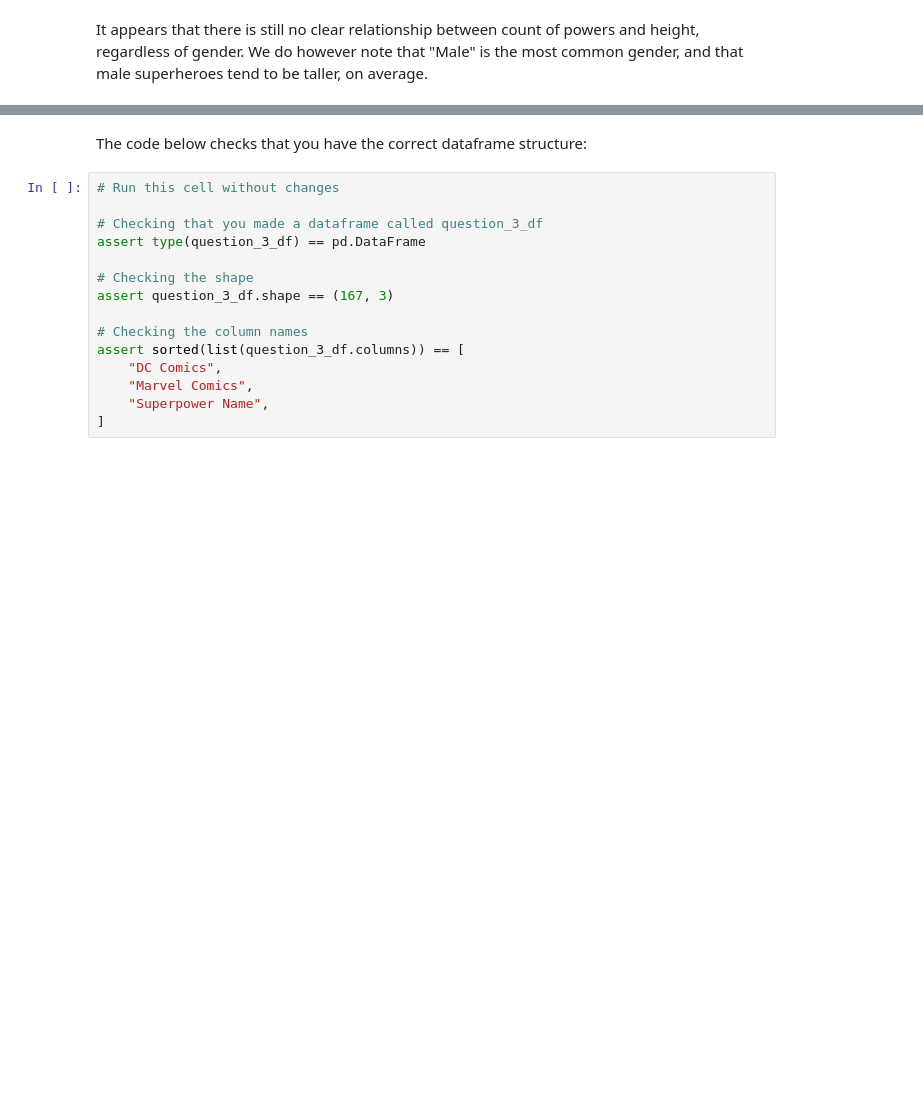
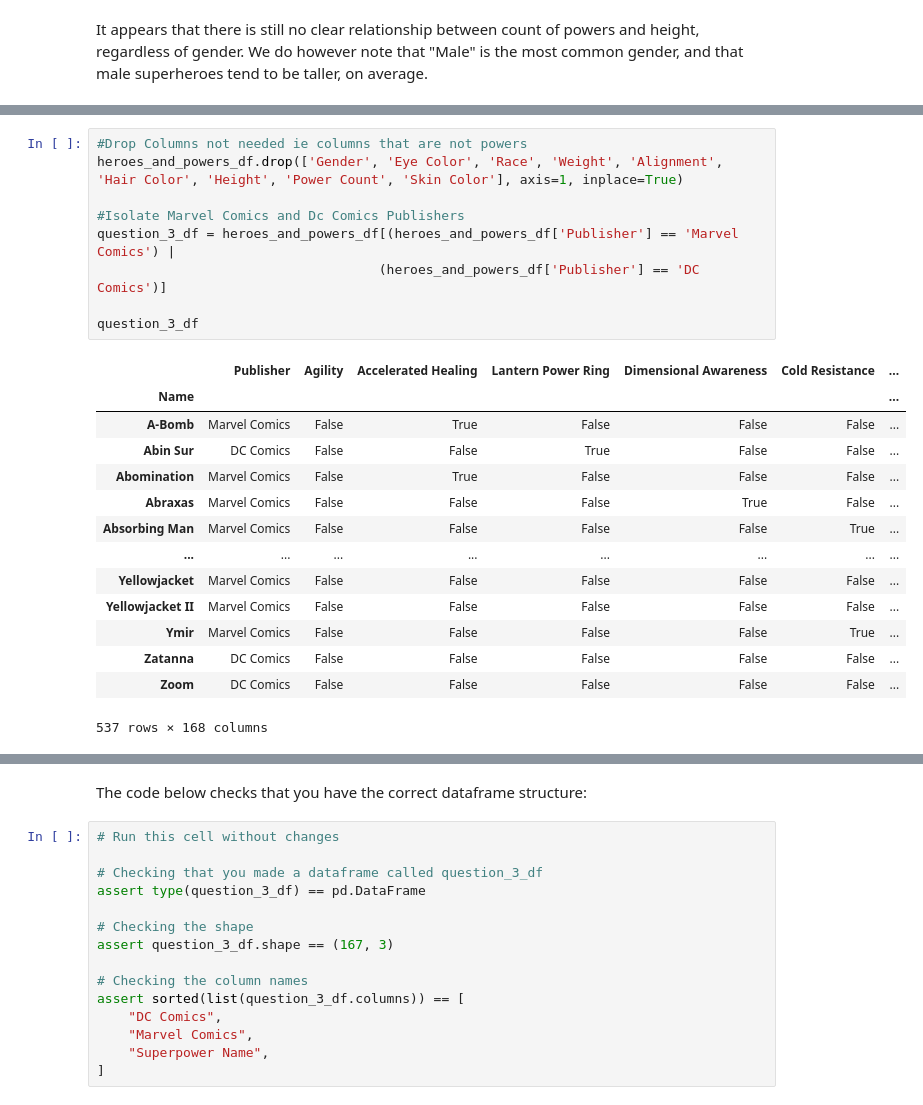
Before and after one commit to jennifernjeri/dsc-pandas-data-cleaning-lab, a Jupyter notebook: index.ipynb, the cells around one changed output, grey strips where cells are left out. Saved outputs shown, nothing was run; the diff lists cells and outputs as text; blank space fills up the shorter version.

```diff
--- a/index.ipynb
+++ b/index.ipynb
@@ -533,0 +725,24 @@ SuperPower_Name.index.name = 'Superpower Name'
+# %%
+#Drop Columns not needed ie columns that are not powers
+heroes_and_powers_df.drop(['Gender', 'Eye Color', 'Race', 'Weight', 'Alignment', 'Hair Color', 'Height', 'Power Count', 'Skin Color'], axis=1, inplace=True)
+
+#Isolate Marvel Comics and Dc Comics Publishers
+question_3_df = heroes_and_powers_df[(heroes_and_powers_df['Publisher'] == 'Marvel Comics') |
+                                    (heroes_and_powers_df['Publisher'] == 'DC Comics')]
+
+question_3_df
+# %% [output]
+|  | Publisher | Agility | Accelerated Healing | Lantern Power Ring | Dimensional Awareness | Cold Resistance | ... |
+| Name |  |  |  |  |  |  | ... |
+| A-Bomb | Marvel Comics | False | True | False | False | False | ... |
+| Abin Sur | DC Comics | False | False | True | False | False | ... |
+| Abomination | Marvel Comics | False | True | False | False | False | ... |
+| Abraxas | Marvel Comics | False | False | False | True | False | ... |
+| Absorbing Man | Marvel Comics | False | False | False | False | True | ... |
+| ... | ... | ... | ... | ... | ... | ... | ... |
+| Yellowjacket | Marvel Comics | False | False | False | False | False | ... |
+| Yellowjacket II | Marvel Comics | False | False | False | False | False | ... |
+| Ymir | Marvel Comics | False | False | False | False | True | ... |
+| Zatanna | DC Comics | False | False | False | False | False | ... |
+| Zoom | DC Comics | False | False | False | False | False | ... |
+537 rows × 168 columns
```
Also changed, not shown: parts of 35 cells of this notebook.
